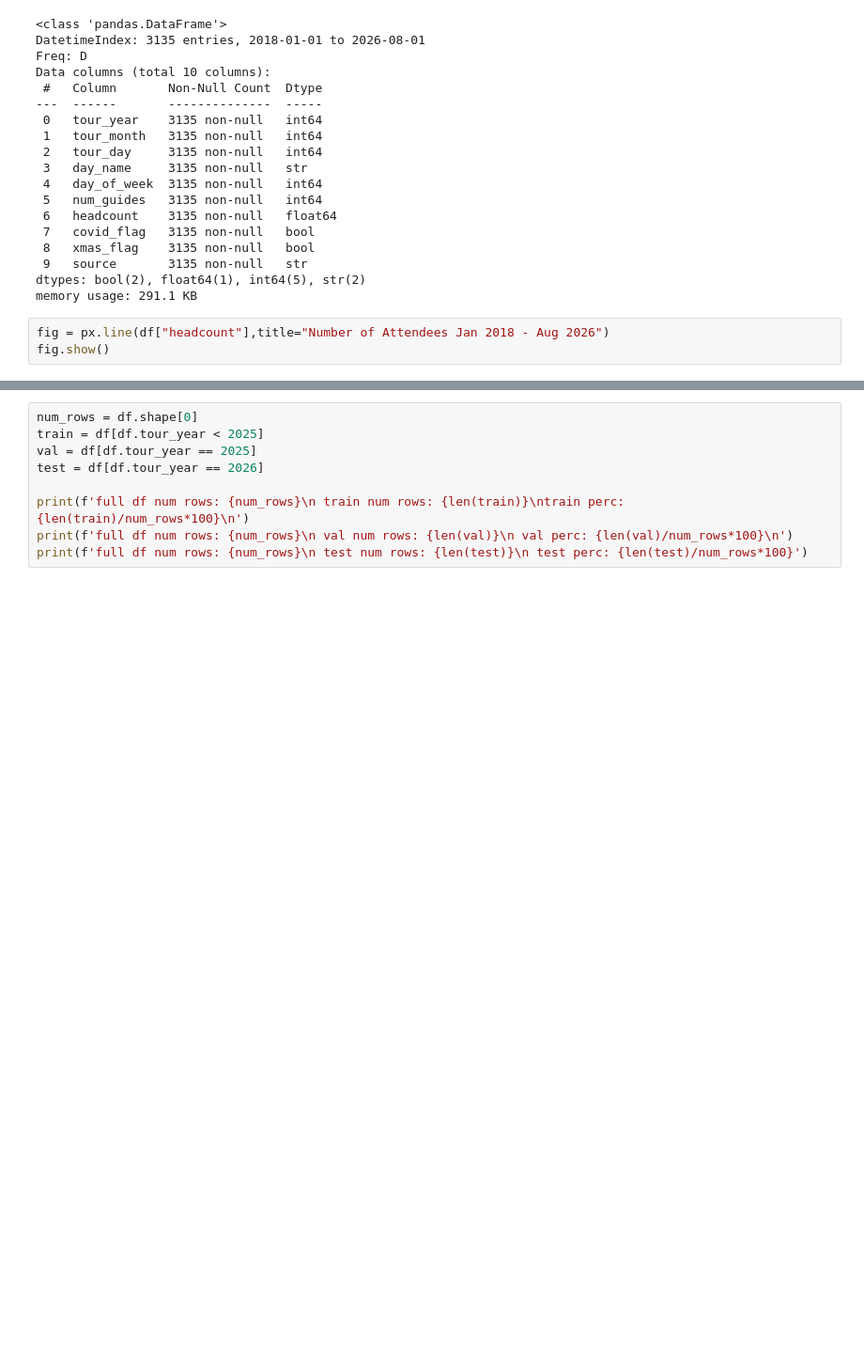
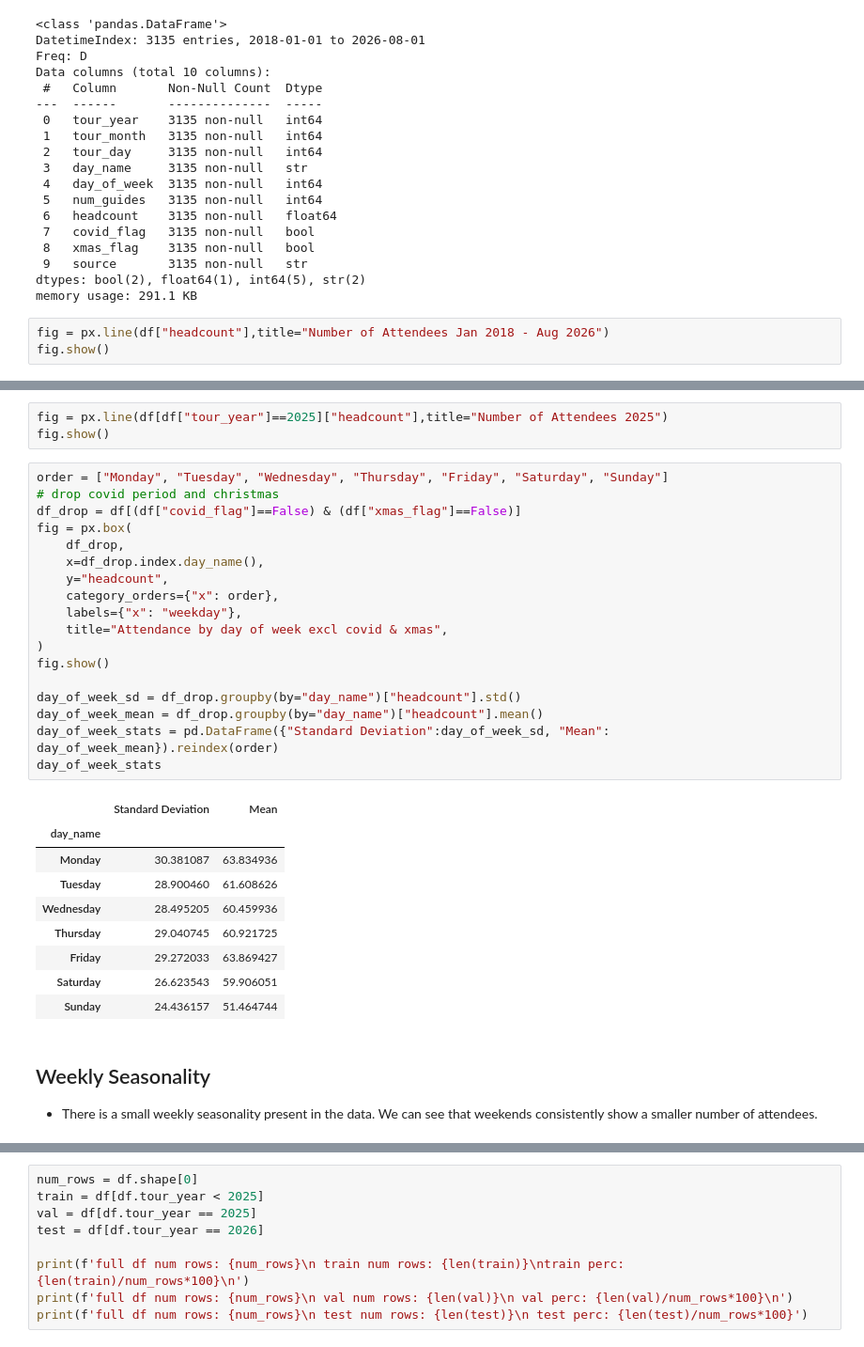
Before and after one commit to Keiren-b/tours, a Jupyter notebook: notebooks/01_eda.ipynb, the cells around one changed output, grey strips where cells are left out. Shown at 94% size. Drawn from its saved outputs; the diff is of its cells as text; blank space fills up the shorter version.

```diff
--- a/notebooks/01_eda.ipynb
+++ b/notebooks/01_eda.ipynb
@@ -61,0 +66,35 @@ Also weekly seasonality?
+# %%
+fig = px.line(df[df["tour_year"]==2025]["headcount"],title="Number of Attendees 2025")
+fig.show()
+# %%
+order = ["Monday", "Tuesday", "Wednesday", "Thursday", "Friday", "Saturday", "Sunday"]
+# drop covid period and christmas
+df_drop = df[(df["covid_flag"]==False) & (df["xmas_flag"]==False)]
+fig = px.box(
+    df_drop,
+    x=df_drop.index.day_name(),
+    y="headcount",
+    category_orders={"x": order},
+    labels={"x": "weekday"},
+    title="Attendance by day of week excl covid & xmas",
+)
+fig.show()
+
+day_of_week_sd = df_drop.groupby(by="day_name")["headcount"].std()
+day_of_week_mean = df_drop.groupby(by="day_name")["headcount"].mean()
+day_of_week_stats = pd.DataFrame({"Standard Deviation":day_of_week_sd, "Mean": day_of_week_mean}).reindex(order)
+day_of_week_stats
+# %% [output]
+|  | Standard Deviation | Mean |
+| day_name |  |  |
+| Monday | 30.381087 | 63.834936 |
+| Tuesday | 28.900460 | 61.608626 |
+| Wednesday | 28.495205 | 60.459936 |
+| Thursday | 29.040745 | 60.921725 |
+| Friday | 29.272033 | 63.869427 |
+| Saturday | 26.623543 | 59.906051 |
+| Sunday | 24.436157 | 51.464744 |
+# %% [markdown]
+## Weekly Seasonality
+
+* There is a small weekly seasonality present in the data. We can see that weekends consistently show a smaller number of attendees.
```
Also changed, not shown: parts of 15 cells of this notebook, 7 other files.
